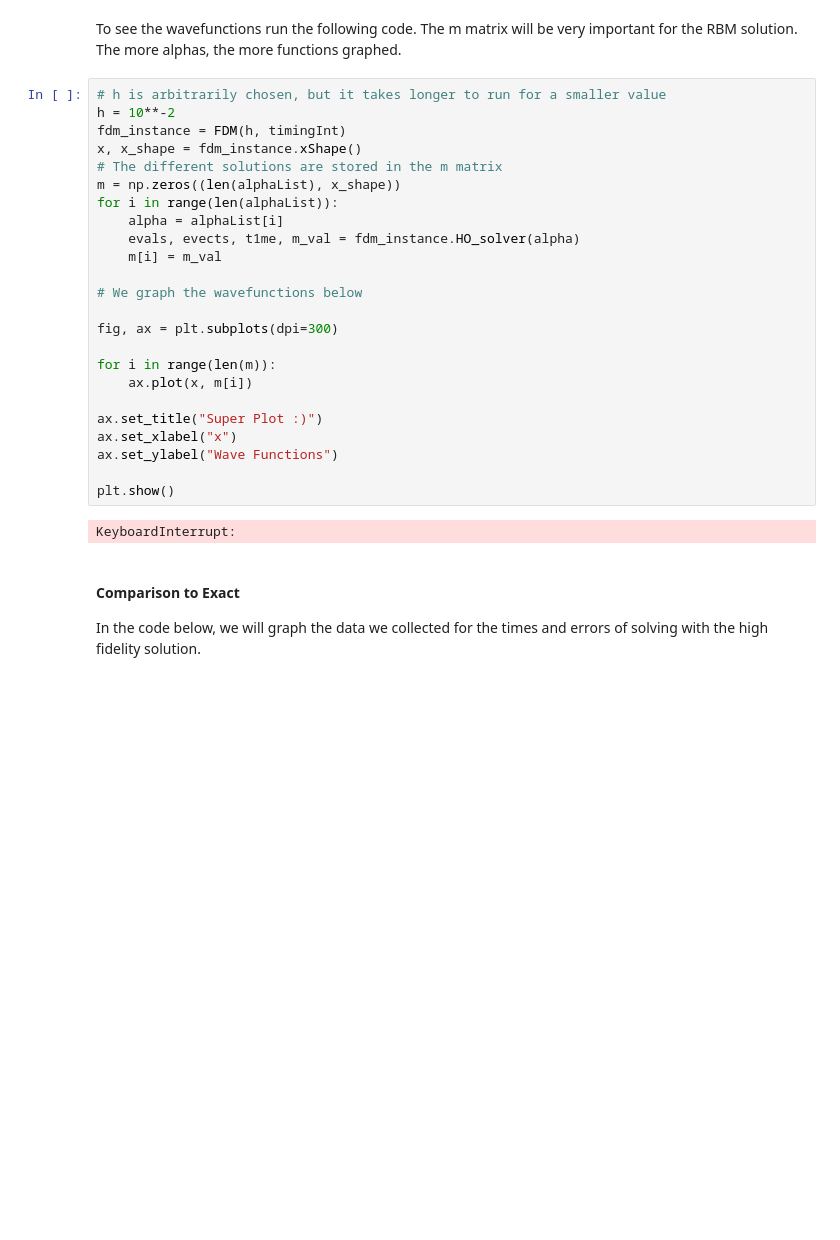
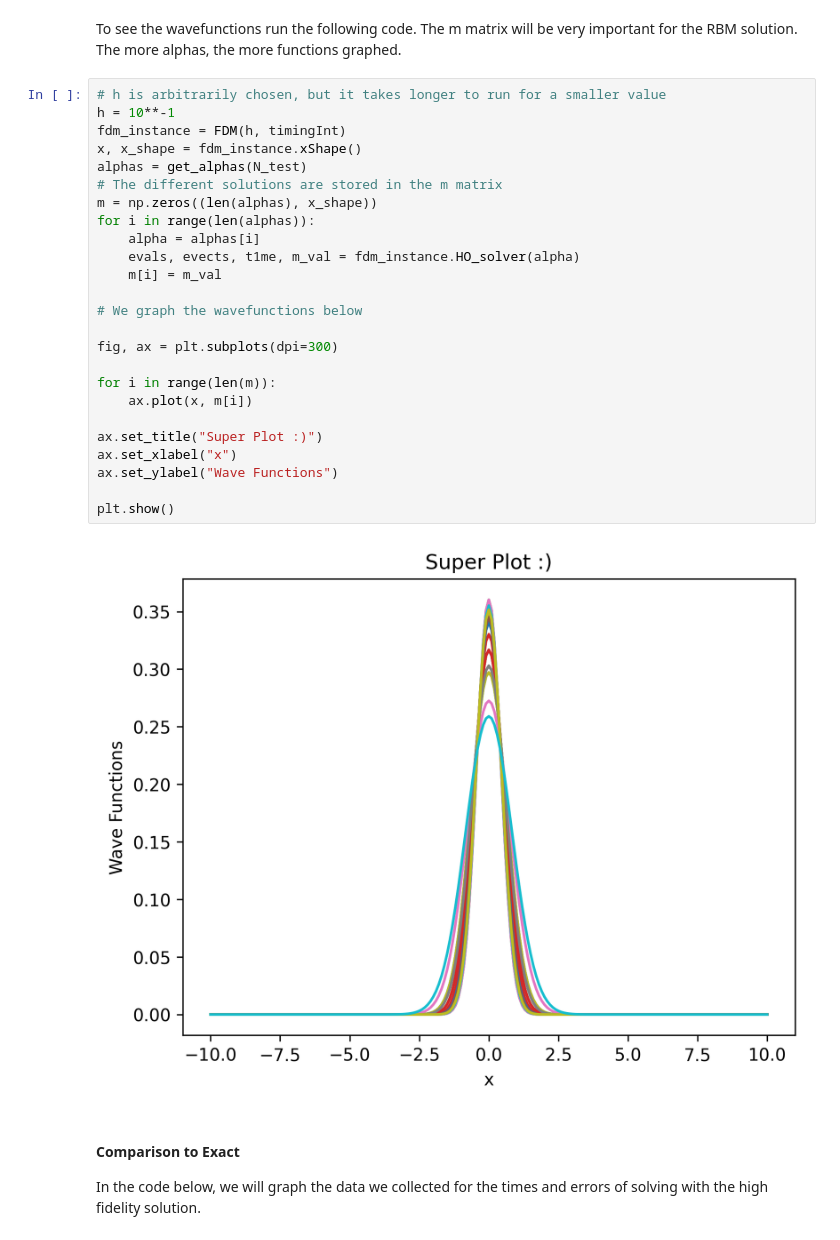
Before and after one commit to ascsn/RBM-Adventures, a Jupyter notebook: Classes.ipynb, the cells around one changed output. Drawn from its saved outputs; the diff is of its cells as text; blank space fills up the shorter version.

```diff
--- a/Classes.ipynb
+++ b/Classes.ipynb
@@ -157,30 +171,31 @@ for h in h_list:
 To see the wavefunctions run the following code. The m matrix will be very important for the RBM solution. The more alphas, the more functions graphed.
 # %%
 # h is arbitrarily chosen, but it takes longer to run for a smaller value
-h = 10**-2
+h = 10**-1
 fdm_instance = FDM(h, timingInt)
 x, x_shape = fdm_instance.xShape()
+alphas = get_alphas(N_test)
 # The different solutions are stored in the m matrix
-m = np.zeros((len(alphaList), x_shape))
-for i in range(len(alphaList)):
-    alpha = alphaList[i]
+m = np.zeros((len(alphas), x_shape))
+for i in range(len(alphas)):
+    alpha = alphas[i]
     evals, evects, t1me, m_val = fdm_instance.HO_solver(alpha)
     m[i] = m_val
 
 # We graph the wavefunctions below
 
 fig, ax = plt.subplots(dpi=300)
 
 for i in range(len(m)):
     ax.plot(x, m[i])
 
 ax.set_title("Super Plot :)")
 ax.set_xlabel("x")
 ax.set_ylabel("Wave Functions")
 
 plt.show()
 # %% [output]
-KeyboardInterrupt:
+[figure, added]
 # %% [markdown]
 #### Comparison to Exact
 In the code below, we will graph the data we collected for the times and errors of solving with the high fidelity solution.
```
Also changed, not shown: parts of 7 cells of this notebook, 1 other file.
